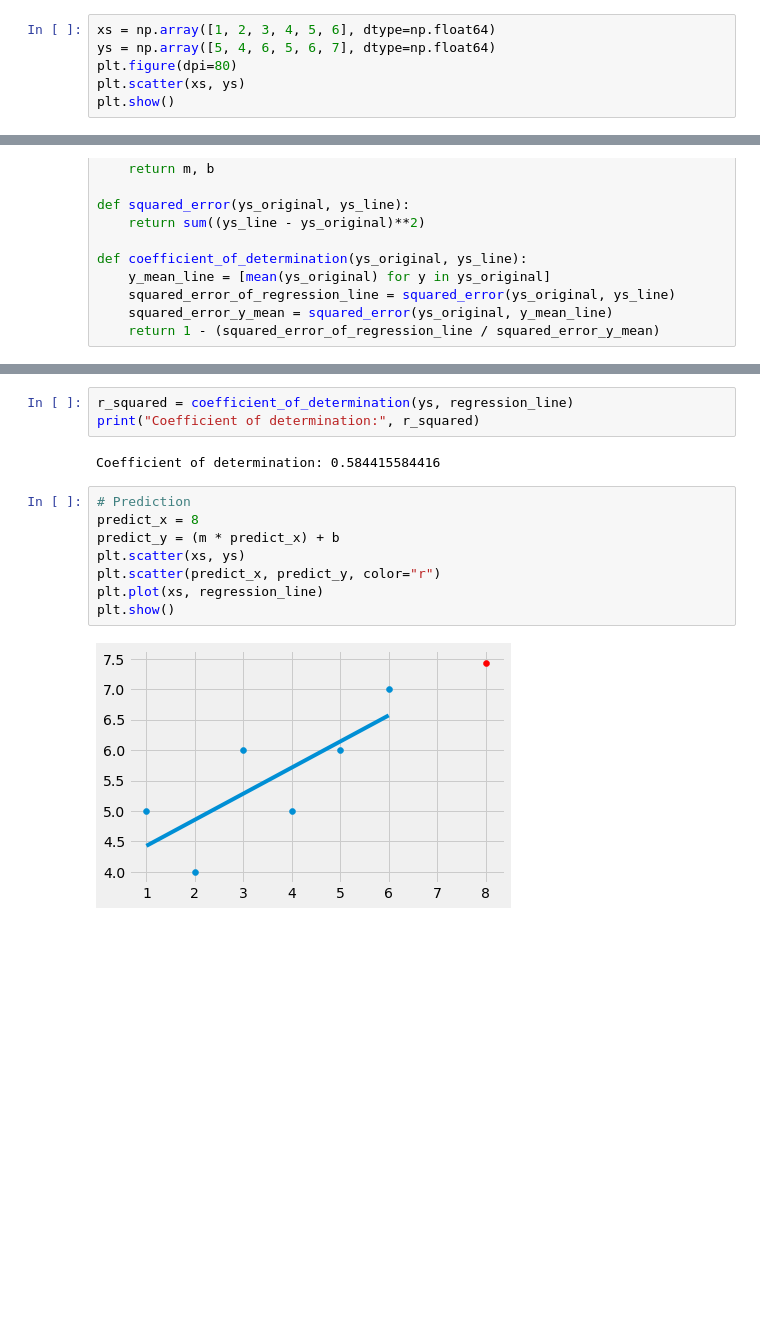
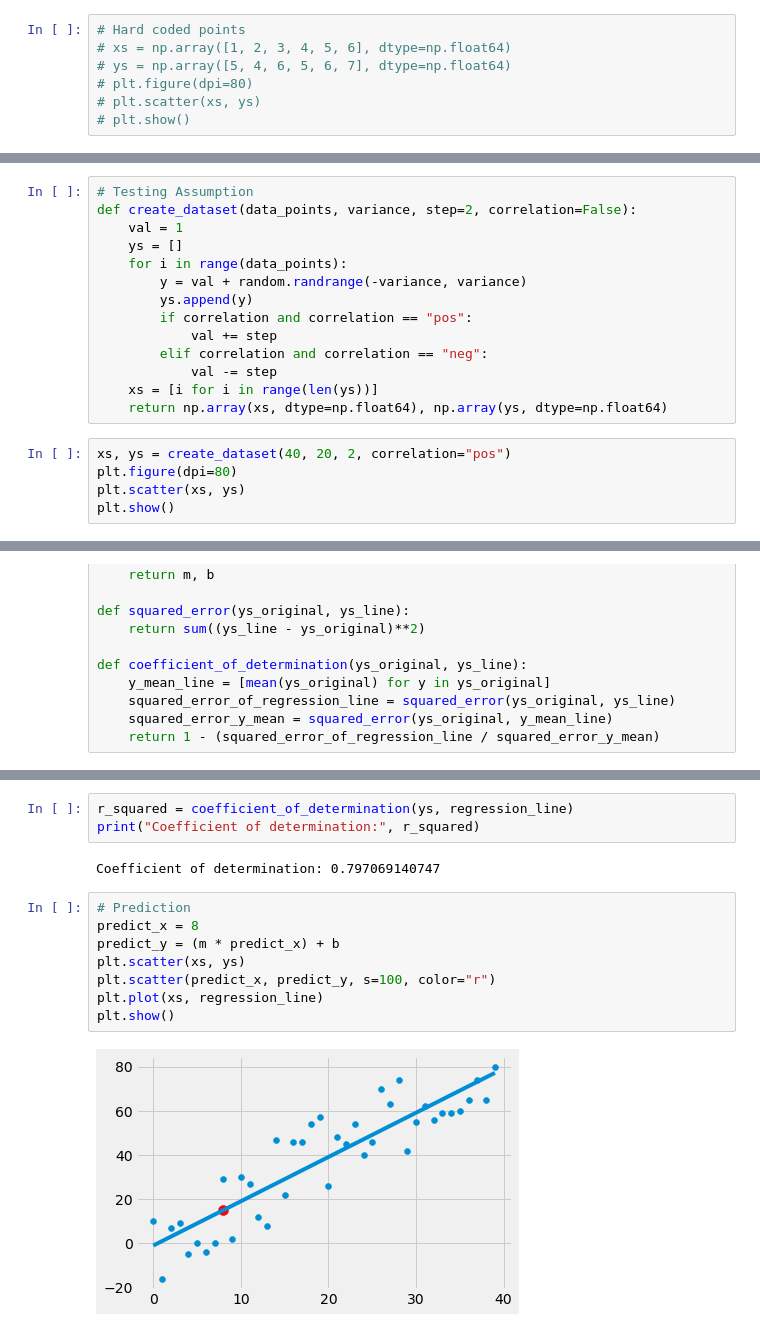
Before and after one commit to kplachkov/Machine-Learning, a Jupyter notebook: Regression/LinearRegressionFromScratch.ipynb, the cells around one changed output, grey strips where cells are left out. Cells and saved outputs as stored; diff of their text form; blank space fills up the shorter version.

Commit message:
Added: Testing Assumption in LinearRegressionFromScratch.ipynb Edit: Мinor edit TeslaStockPriceForecast.ipynb

```diff
--- a/Regression/LinearRegressionFromScratch.ipynb
+++ b/Regression/LinearRegressionFromScratch.ipynb
@@ -6,8 +7,9 @@ from matplotlib import style
 
 style.use("fivethirtyeight")
 # %%
-xs = np.array([1, 2, 3, 4, 5, 6], dtype=np.float64)
-ys = np.array([5, 4, 6, 5, 6, 7], dtype=np.float64)
-plt.figure(dpi=80)
-plt.scatter(xs, ys)
-plt.show()
+# Hard coded points
+# xs = np.array([1, 2, 3, 4, 5, 6], dtype=np.float64)
+# ys = np.array([5, 4, 6, 5, 6, 7], dtype=np.float64)
+# plt.figure(dpi=80)
+# plt.scatter(xs, ys)
+# plt.show()
@@ -15,0 +16,19 @@ plt.show()
+# %%
+# Testing Assumption
+def create_dataset(data_points, variance, step=2, correlation=False):
+    val = 1
+    ys = []
+    for i in range(data_points):
+        y = val + random.randrange(-variance, variance)
+        ys.append(y)
+        if correlation and correlation == "pos":
+            val += step
+        elif correlation and correlation == "neg":
+            val -= step
+    xs = [i for i in range(len(ys))]
+    return np.array(xs, dtype=np.float64), np.array(ys, dtype=np.float64)
+# %%
+xs, ys = create_dataset(40, 20, 2, correlation="pos")
+plt.figure(dpi=80)
+plt.scatter(xs, ys)
+plt.show()
@@ -45,14 +66,14 @@ plt.show()
 r_squared = coefficient_of_determination(ys, regression_line)
 print("Coefficient of determination:", r_squared)
 # %% [output]
-Coefficient of determination: 0.584415584416
+Coefficient of determination: 0.797069140747
 # %%
 # Prediction
 predict_x = 8
 predict_y = (m * predict_x) + b
 plt.scatter(xs, ys)
-plt.scatter(predict_x, predict_y, color="r")
+plt.scatter(predict_x, predict_y, s=100, color="r")
 plt.plot(xs, regression_line)
 plt.show()
 # %% [output]
-[figure, old version]
+[figure, new version]
```
Also changed, not shown: parts of 5 cells of this notebook.
